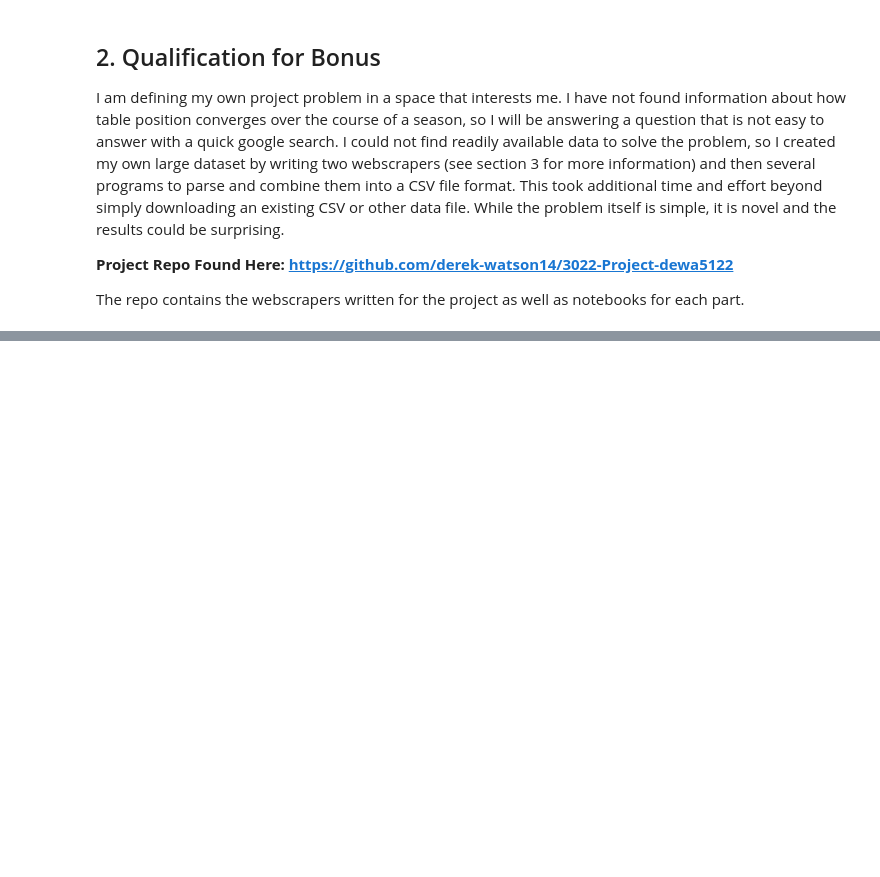
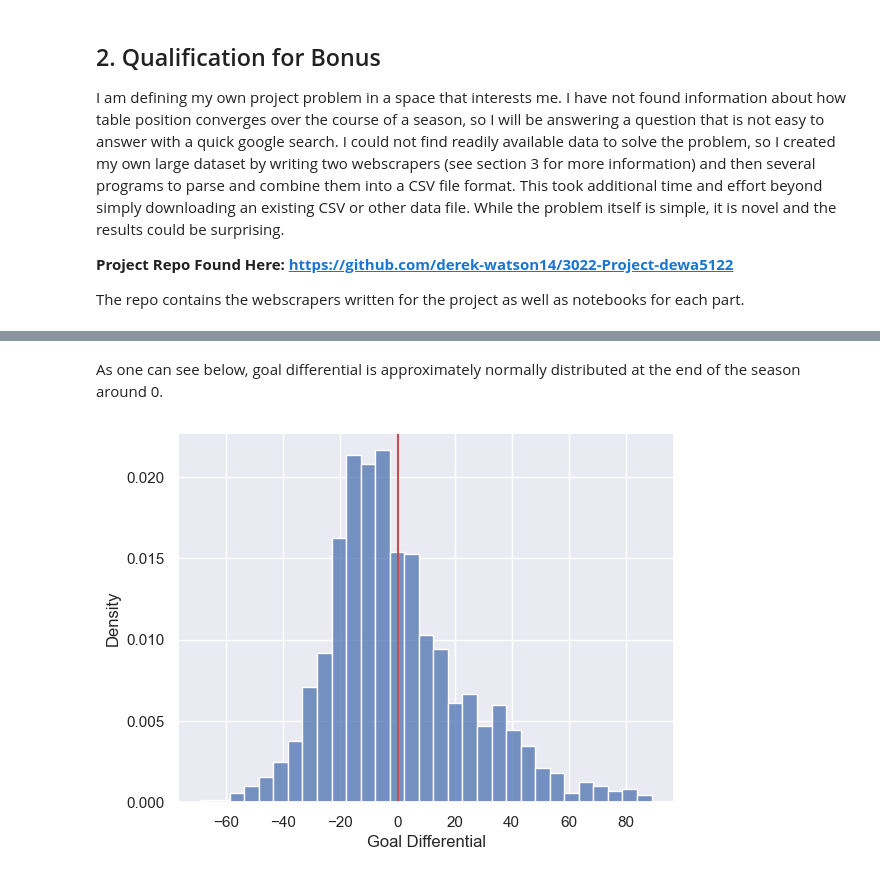
Before and after one commit to derek-watson14/SoccerLogisticRegression, a Jupyter notebook: part3.ipynb, the cells around one changed output, grey strips where cells are left out. Saved outputs shown, nothing was run; the diff lists cells and outputs as text; code cells hidden in the pictures; blank space fills up the shorter version.

```diff
--- a/part3.ipynb
+++ b/part3.ipynb
@@ -113,0 +287,9 @@ Because I found many features to be correlated, I decided to make one more that
+# %% [markdown]
+As one can see below, goal differential is approximately normally distributed at the end of the season around 0.
+# %%
+cl_eos_gd = cl_eos_tables["Goal Differential"]
+
+sns.histplot(cl_eos_gd, stat='density');
+plt.axvline(cl_eos_gd.mean(), c='r');
+# %% [output]
+[figure, added]
```
Also changed, not shown: parts of 79 cells of this notebook, 1 other file.
